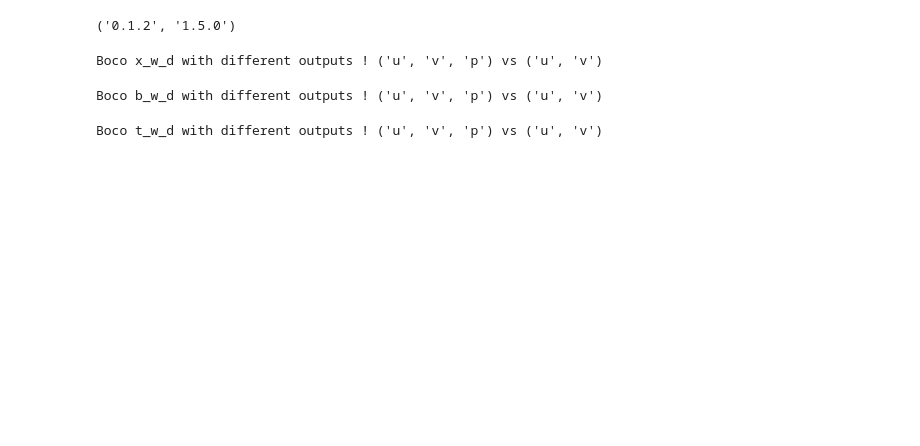
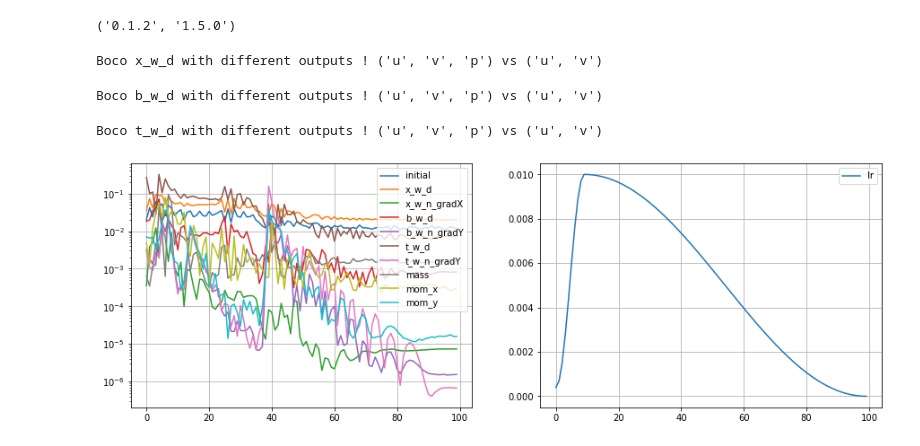
Before and after one commit to juansensio/nangs, a Jupyter notebook: examples/06_DrivenCavity.ipynb, the cells around one changed output. Drawn from its saved outputs; the diff is of its cells as text; code cells hidden in the pictures; blank space fills up the shorter version.

```diff
--- a/examples/06_DrivenCavity.ipynb
+++ b/examples/06_DrivenCavity.ipynb
@@ -75,17 +69,17 @@ pde = NavierStokes2d(inputs=('x', 'y', 't'), outputs=('u', 'v', 'p'))
 
 x = np.linspace(0,1,20)
 y = np.linspace(0,1,20)
-t = np.linspace(0,10,50)
+t = np.linspace(0,1,20)
 
-mesh = Mesh({'x': x, 'y': y, 't': t}, device=device)
+mesh = Mesh({'x': x[1:-1], 'y': y[1:-1], 't': t[:1]}, device=device)
 pde.set_mesh(mesh)
 # %%
 # initial condition
 
-u0 = np.zeros(len(x)*len(y))
-v0 = np.zeros(len(x)*len(y))
-p0 = np.zeros(len(x)*len(y))
-boco = Dirichlet({'x': x, 'y': y, 't': np.array([0])}, {'u': u0, 'v': v0, 'p': p0}, name='initial', device=device)
+u0 = np.zeros(len(x[1:-1])*len(y[1:-1]))
+v0 = np.zeros(len(x[1:-1])*len(y[1:-1]))
+p0 = np.zeros(len(x[1:-1])*len(y[1:-1]))
+boco = Dirichlet({'x': x[1:-1], 'y': y[1:-1], 't': t[:1]}, {'u': u0, 'v': v0, 'p': p0}, name='initial', device=device)
 pde.add_boco(boco)
 # %%
 # left-right walls
@@ -95,12 +89,12 @@ class NeumannX(Neumann):
         dpdx = self.computeGrads(outputs[:, 2], inputs)[:, 0]
         return {'gradX': dpdx}
 
-u0 = np.zeros(2*len(y)*len(t))
-v0 = np.zeros(2*len(y)*len(t))
-boco = Dirichlet({'x': np.array([0, 1]), 'y': y, 't': t}, {'u': u0, 'v': v0}, name='x_w_d', device=device)
+u0 = np.zeros(2*len(y[1:-1])*len(t))
+v0 = np.zeros(2*len(y[1:-1])*len(t))
+boco = Dirichlet({'x': np.array([0, 1]), 'y': y[1:-1], 't': t}, {'u': u0, 'v': v0}, name='x_w_d', device=device)
 pde.add_boco(boco)
 
-boco = NeumannX({'x': np.array([0, 1]), 'y': y, 't': t}, name='x_w_n', device=device)
+boco = NeumannX({'x': np.array([0, 1]), 'y': y[1:-1], 't': t}, name='x_w_n', device=device)
 pde.add_boco(boco)
 # %% [output]
 Boco x_w_d with different outputs ! ('u', 'v', 'p') vs ('u', 'v')
@@ -137,17 +131,18 @@ Boco t_w_d with different outputs ! ('u', 'v', 'p') vs ('u', 'v')
 # %%
 from nangs import MLP
 
-BATCH_SIZE = 2048
-LR = 5e-3
-EPOCHS = 50
+BATCH_SIZE = 256
+LR = 1e-2
+EPOCHS = 100
 NUM_LAYERS = 3
 NUM_HIDDEN = 256
 
 mlp = MLP(len(pde.inputs), len(pde.outputs), NUM_LAYERS, NUM_HIDDEN).to(device)
 optimizer = torch.optim.Adam(mlp.parameters())
 scheduler = torch.optim.lr_scheduler.OneCycleLR(optimizer, max_lr=LR, pct_start=0.1, total_steps=EPOCHS)
 
 pde.compile(mlp, optimizer, scheduler)
-hist = pde.solve(EPOCHS, BATCH_SIZE)
+%time hist = pde.solve(EPOCHS, BATCH_SIZE)
 # %% [output]
+[figure, added]
 [interactive output not drawn]
```
Also changed, not shown: parts of 7 cells of this notebook, 13 other files.
